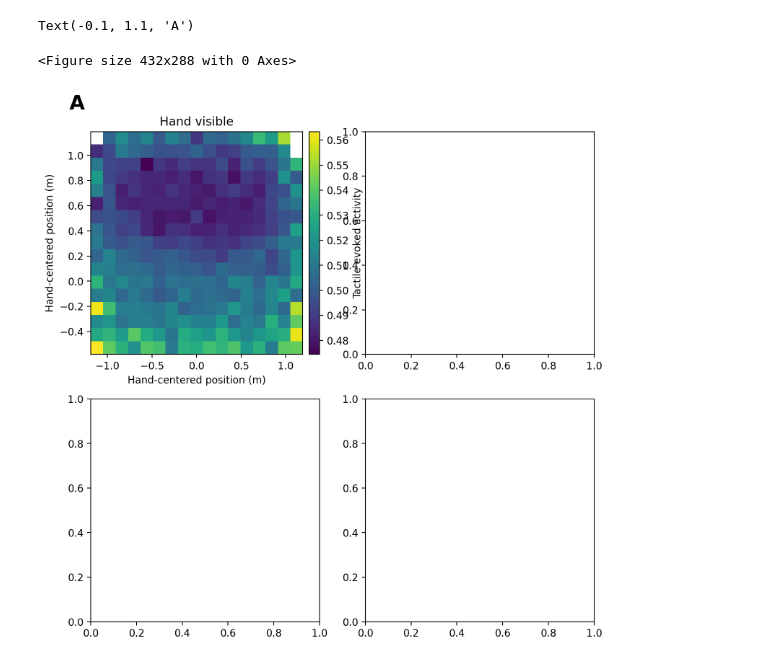
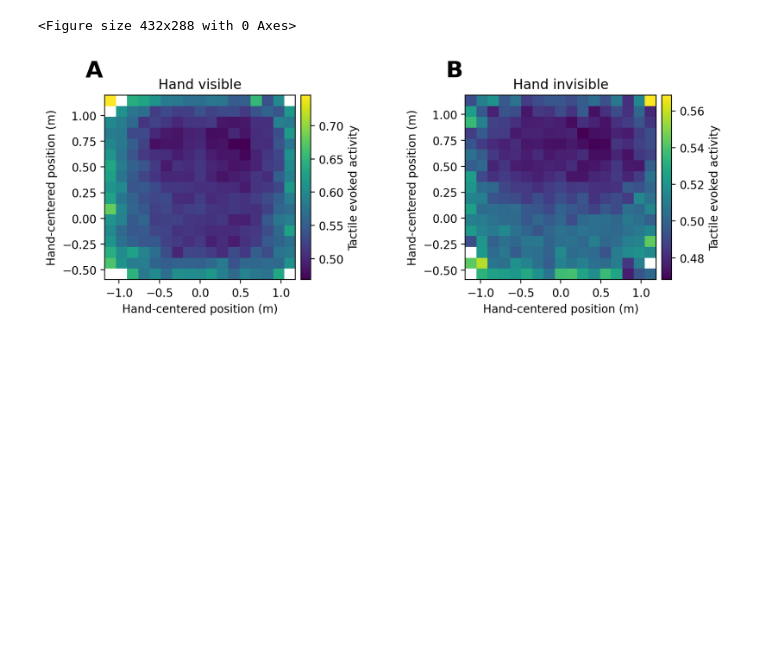
Before and after one commit to renatoparedes/SCZ_RHI_RBM, a Jupyter notebook: Dev/Fig5.ipynb, the cells around one changed output. Drawn from its saved outputs; the diff is of its cells as text; code cells hidden in the pictures; blank space fills up the shorter version.

Commit message:
Figure 5

```diff
--- a/Dev/Fig5.ipynb
+++ b/Dev/Fig5.ipynb
@@ -17,16 +17,15 @@ myw,myor = g.showPars(True)
 # %%
 ntrials=10000
 nsteps=1
-
-pBcs=np.zeros((ntrials,2))
-pHs=np.zeros((ntrials,2))
-pHcs=np.zeros((ntrials,2))
-Ts=np.zeros(ntrials)
 nGridPoints=17
 
+pBcs_T=np.zeros((ntrials,2))
+pHs_T=np.zeros((ntrials,2))
+pHcs_T=np.zeros((ntrials,2))
+Ts_T=np.zeros(ntrials)
+
 for i in np.arange(ntrials):
-    if (i%10)==0:print(i)
-
+    if (i%500)==0:print(i)
     pBc=g.NeuronInfo[0].min+np.multiply(g.NeuronInfo[0].max-g.NeuronInfo[0].min,np.random.rand(2))
     pH=g.NeuronInfo[1].min+np.multiply(g.NeuronInfo[1].max-g.NeuronInfo[1].min,np.random.rand(2))
     gains=4+6*np.random.rand(4)
@@ -45,9 +44,9 @@ for i in np.arange(ntrials):
         g.V[0].S=Bc
         g.V[1].S=H
 
-    pBcs[i,:]=pBc
-    pHs[i,:]=pH
-    pHcs[i,:]=pBc-pH
-    Ts[i]=np.nanmean(g.V[3].MU)
+    pBcs_T[i,:]=pBc
+    pHs_T[i,:]=pH
+    pHcs_T[i,:]=pBc-pH
+    Ts_T[i]=np.nanmean(g.V[3].MU)
 # %% [output]
 0
@@ -70,25 +129,38 @@ for i in np.arange(ntrials):
 # %%
 def extents(f):
 # https://gist.github.com/fasiha/eff0763ca25777ec849ffead370dc907
   delta = f[1] - f[0]
   return [f[0] - delta/2, f[-1] + delta/2]
 
 plt.figure(3)
-
-fig, axs = plt.subplots(2, 2, figsize=(9, 9),dpi = 200)
-ax1 = plt.subplot(221)
-grid,xc,yc,_,_=bindata2d(pHcs[:,0],pHcs[:,1],Ts,nGridPoints)
+fig, axs = plt.subplots(1, 2, figsize=(9, 3),dpi = 200)
+ax1 = plt.subplot(121)
+grid,xc,yc,_,_=bindata2d(pHcs_T[:,0],pHcs_T[:,1],Ts_T,nGridPoints)
 im1=ax1.imshow(grid, aspect='auto', interpolation='none',
            extent=extents(xc) + extents(yc), origin='lower')
 ax1.set_xlabel('Hand-centered position (m)');
 ax1.set_ylabel('Hand-centered position (m)');
 ax1.set_title('Hand visible');
 divider = make_axes_locatable(plt.gca())
 cax = divider.append_axes("right", "5%", pad="3%")
 fig.colorbar(im1, cax=cax,label='Tactile evoked activity');
 ax1.text(-0.1, 1.1, string.ascii_uppercase[0], transform=ax1.transAxes,
                 size=20, weight='bold')
+
+ax2 = plt.subplot(122)
+grid,xc,yc,_,_=bindata2d(pHcs_TO[:,0],pHcs_TO[:,1],Ts_TO,nGridPoints)
+im2=ax2.imshow(grid, aspect='auto', interpolation='none',
+           extent=extents(xc) + extents(yc), origin='lower')
+ax2.set_xlabel('Hand-centered position (m)');
+ax2.set_ylabel('Hand-centered position (m)');
+ax2.set_title('Hand invisible');
+divider = make_axes_locatable(plt.gca())
+cax = divider.append_axes("right", "5%", pad="3%")
+fig.colorbar(im2, cax=cax,label='Tactile evoked activity');
+ax2.text(-0.1, 1.1, string.ascii_uppercase[1], transform=ax2.transAxes,
+                size=20, weight='bold')
+
+fig.subplots_adjust(wspace=0.75)
 # %% [output]
-Text(-0.1, 1.1, 'A')
+<Figure size 432x288 with 0 Axes>
-<Figure size 432x288 with 0 Axes>
-[figure, old version]
+[figure, new version]
```
Also changed, not shown: parts of 8 cells of this notebook.
